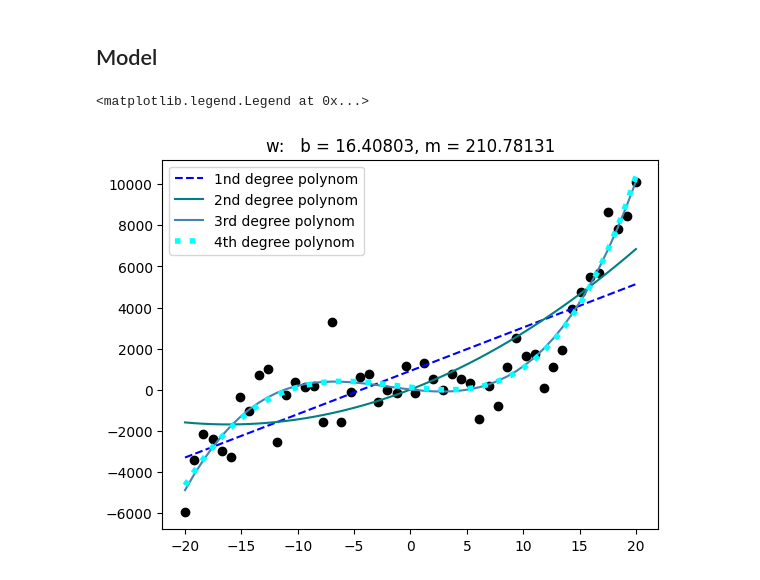
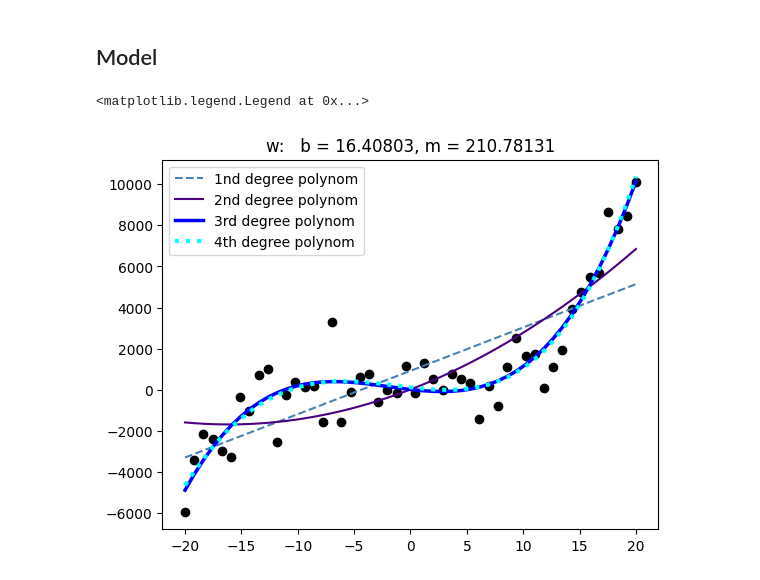
Before and after one commit to szmidapatrik/machine-learning, a Jupyter notebook: polreg.ipynb, the cells around one changed output. Drawn from its saved outputs; the diff is of its cells as text; code cells hidden in the pictures.

```diff
--- a/polreg.ipynb
+++ b/polreg.ipynb
@@ -26,30 +26,30 @@ plt.scatter(x,y,c='black')
 # %%
 # w calculation prep
 Φ_1 = np.vstack([np.ones(N), x]).T
 Φ_2 = np.vstack([np.ones(N), x, np.power(x,2)]).T
 Φ_3 = np.vstack([np.ones(N), x, np.power(x,2), np.power(x,3)]).T
 Φ_4 = np.vstack([np.ones(N), x, np.power(x,2), np.power(x,3), np.power(x,4)]).T
 
 # Calculate w
 w_1 = np.linalg.solve(Φ_1.T @ Φ_1, Φ_1.T @ y)
 w_2 = np.linalg.solve(Φ_2.T @ Φ_2, Φ_2.T @ y)
 w_3 = np.linalg.solve(Φ_3.T @ Φ_3, Φ_3.T @ y)
 w_4 = np.linalg.solve(Φ_4.T @ Φ_4, Φ_4.T @ y)
 
 # y
 y_1 = Φ_1 @ w_1
 y_2 = Φ_2 @ w_2
 y_3 = Φ_3 @ w_3
 y_4 = Φ_4 @ w_4
 
 # Plot
 plt.scatter(x,y,c='black')
-plt.plot(x, y_1, c='blue', label='1nd degree polynom', linestyle='--')
-plt.plot(x, y_2, c='teal', label='2nd degree polynom')
-plt.plot(x, y_3, c='steelblue', label='3rd degree polynom')
-plt.plot(x, y_4, c='cyan', label='4th degree polynom', linewidth=4, linestyle=':')
+plt.plot(x, y_1, c='steelblue', label='1nd degree polynom', linestyle='--')
+plt.plot(x, y_2, c='indigo', label='2nd degree polynom')
+plt.plot(x, y_3, c='blue', label='3rd degree polynom', linewidth=2.5)
+plt.plot(x, y_4, c='cyan', label='4th degree polynom', linewidth=3, linestyle=':')
 plt.title('w:   b = ' + str(np.round(w_2[0], 5)) + ', m = ' + str(np.round(w_2[1], 5)))
 plt.legend()
 # %% [output]
 <matplotlib.legend.Legend at 0x...>
-[figure, old version]
+[figure, new version]
```
